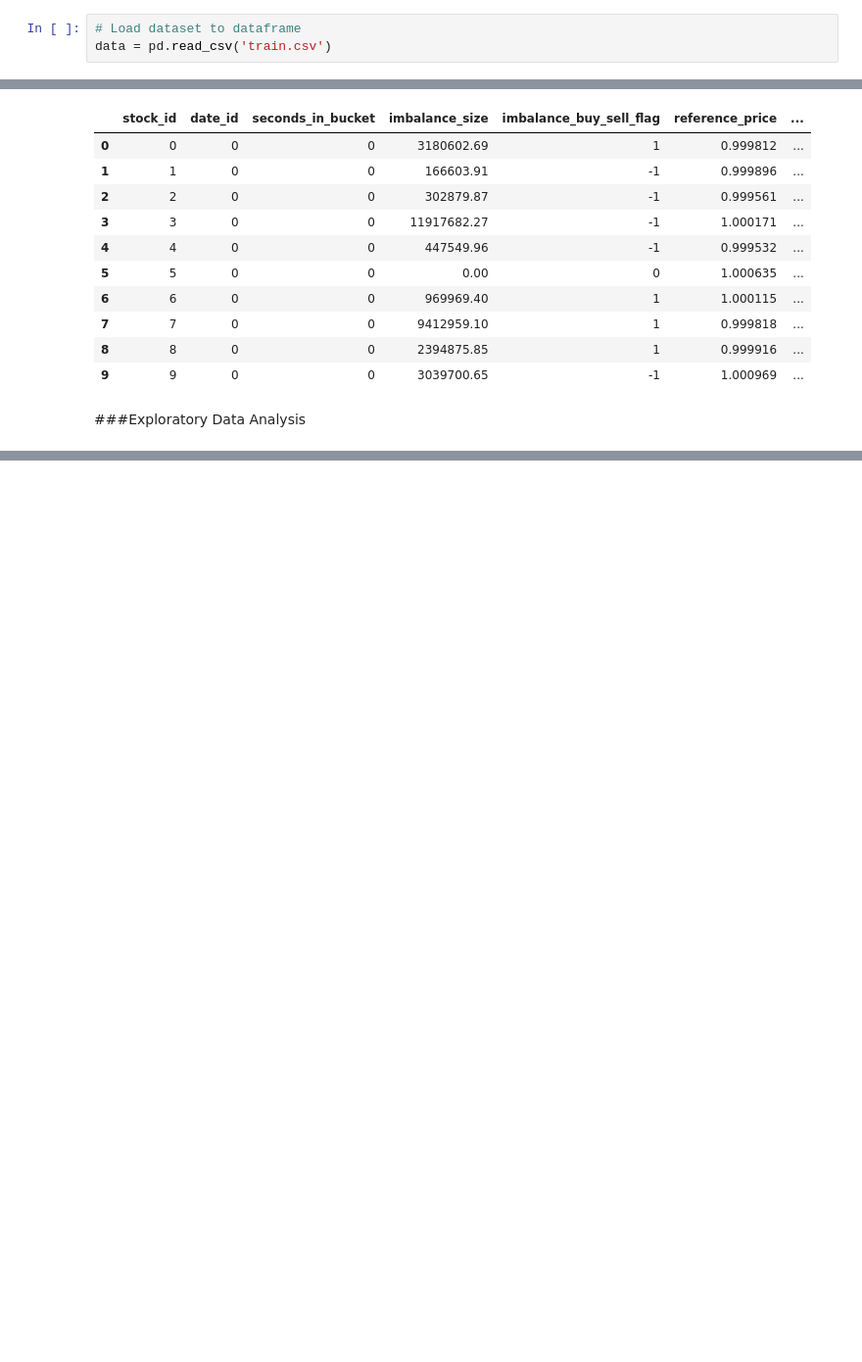
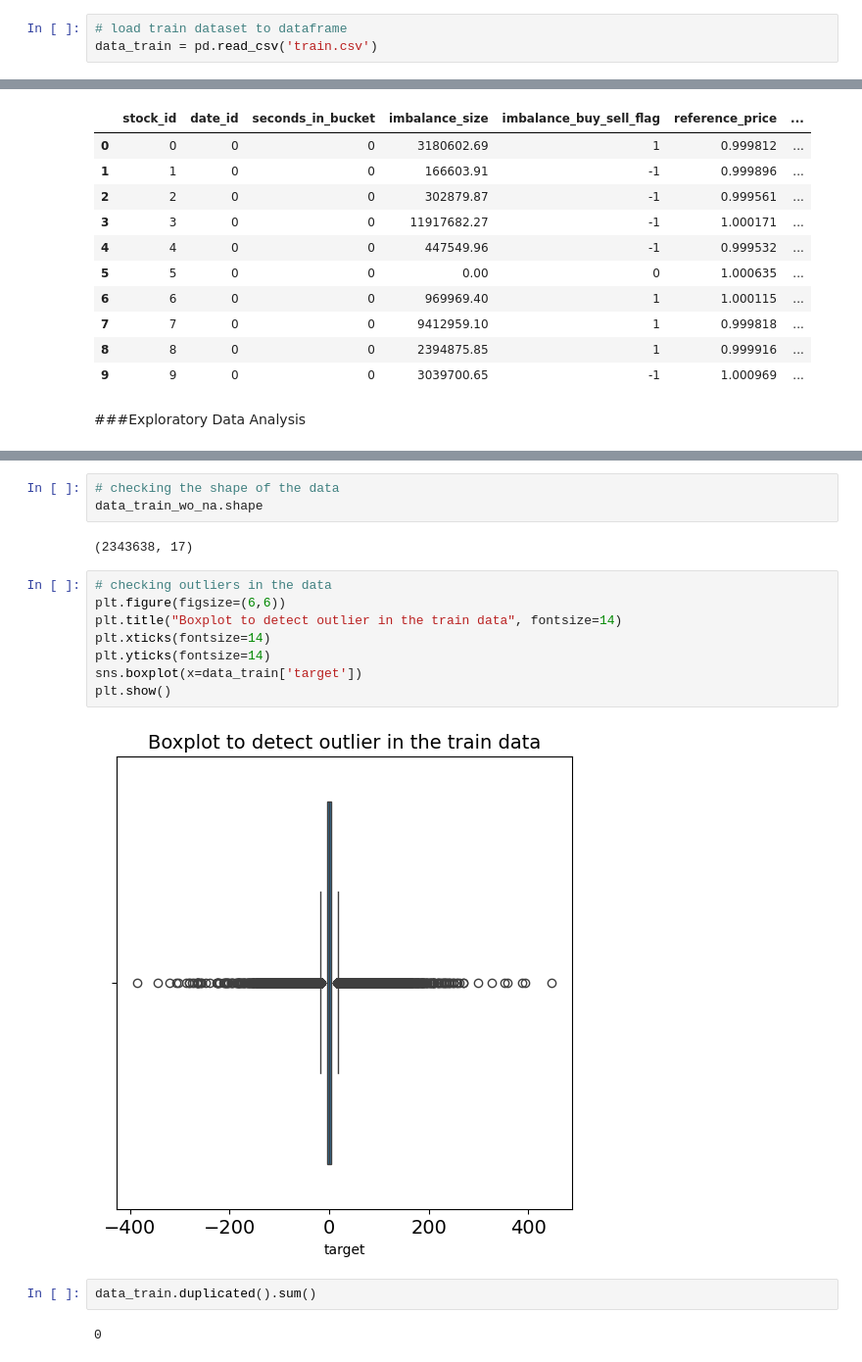
Before and after one commit to Simran2147/QuantumQube-Stock-Prediction, a Jupyter notebook: Final_Project.ipynb, the cells around one changed output, grey strips where cells are left out. Shown: that part at 98% size. Drawn from its saved outputs; the diff is of its cells as text; blank space fills up the shorter version.

```diff
--- a/Final_Project.ipynb
+++ b/Final_Project.ipynb
@@ -14,4 +16,4 @@ f1_score, confusion_matrix, ConfusionMatrixDisplay
 # %%
-# Load dataset to dataframe
-data = pd.read_csv('train.csv')
+# load train dataset to dataframe
+data_train = pd.read_csv('train.csv')
 # %%
@@ -189,0 +142,19 @@ stock_id_0.shape
+# %%
+# checking the shape of the data
+data_train_wo_na.shape
+# %% [output]
+(2343638, 17)
+# %%
+# checking outliers in the data
+plt.figure(figsize=(6,6))
+plt.title("Boxplot to detect outlier in the train data", fontsize=14)
+plt.xticks(fontsize=14)
+plt.yticks(fontsize=14)
+sns.boxplot(x=data_train['target'])
+plt.show()
+# %% [output]
+[figure, added]
+# %%
+data_train.duplicated().sum()
+# %% [output]
+0
```
Also changed, not shown: parts of 38 cells of this notebook.
